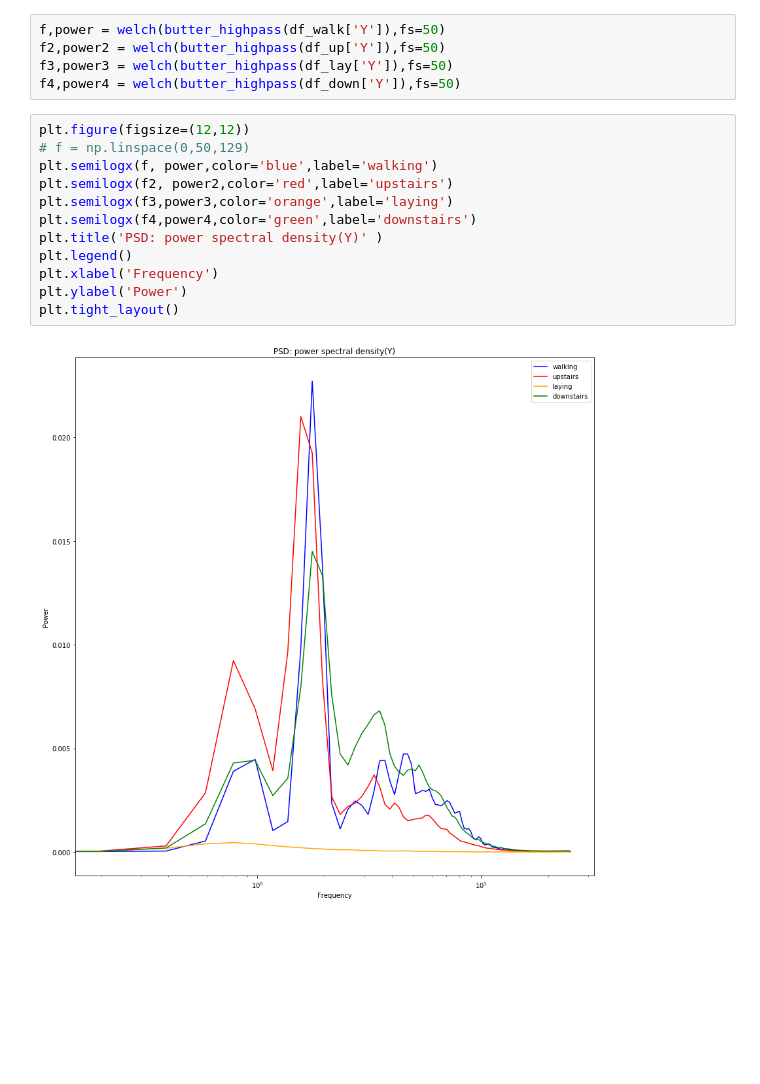
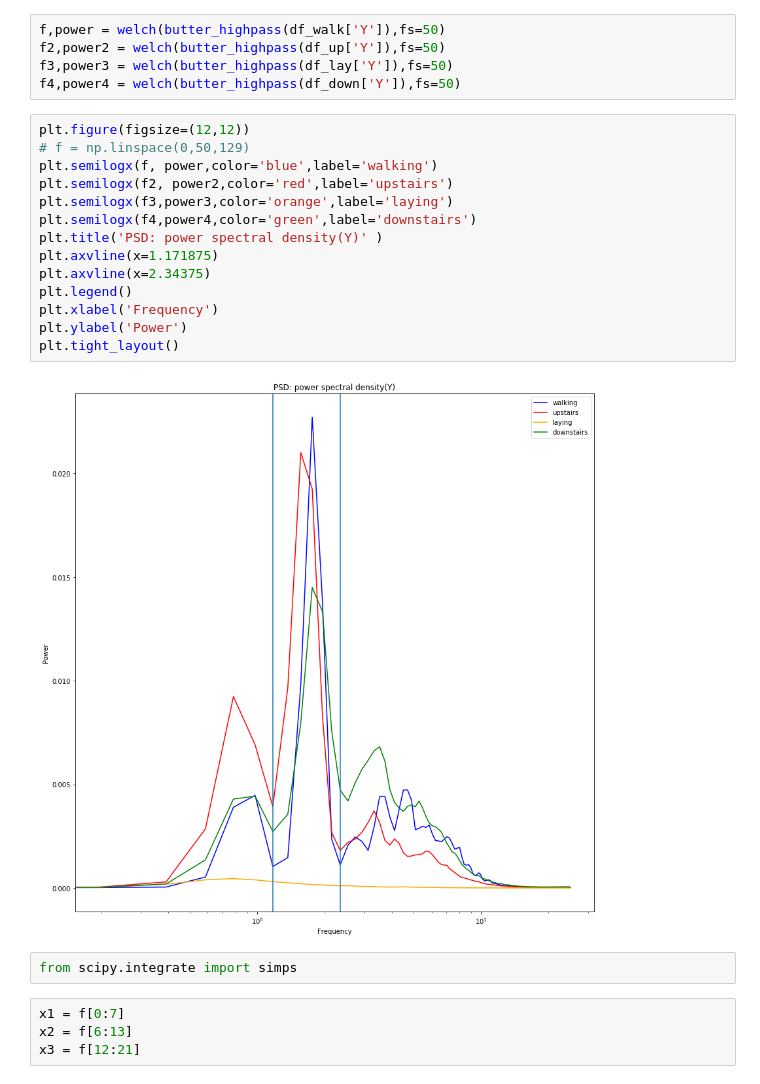
Before and after one commit to Devinml/Human-activity-recognition-using-smartphone-data, a Jupyter notebook: notebooks/EDA_RAW_DATA.ipynb, the cells around one changed output. Drawn from its saved outputs; the diff is of its cells as text; blank space fills up the shorter version.

Commit message:
added plots to EDA raw

```diff
--- a/notebooks/EDA_RAW_DATA.ipynb
+++ b/notebooks/EDA_RAW_DATA.ipynb
@@ -221,14 +225,22 @@ f4,power4 = welch(butter_highpass(df_down['Y']),fs=50)
 # %%
 plt.figure(figsize=(12,12))
 # f = np.linspace(0,50,129)
 plt.semilogx(f, power,color='blue',label='walking')
 plt.semilogx(f2, power2,color='red',label='upstairs')
 plt.semilogx(f3,power3,color='orange',label='laying')
 plt.semilogx(f4,power4,color='green',label='downstairs')
 plt.title('PSD: power spectral density(Y)' )
+plt.axvline(x=1.171875)
+plt.axvline(x=2.34375)
 plt.legend()
 plt.xlabel('Frequency')
 plt.ylabel('Power')
 plt.tight_layout()
 # %% [output]
-[figure, old version]
+[figure, new version]
+# %%
+from scipy.integrate import simps
+# %%
+x1 = f[0:7]
+x2 = f[6:13]
+x3 = f[12:21]
```
Also changed, not shown: parts of 9 cells of this notebook.
